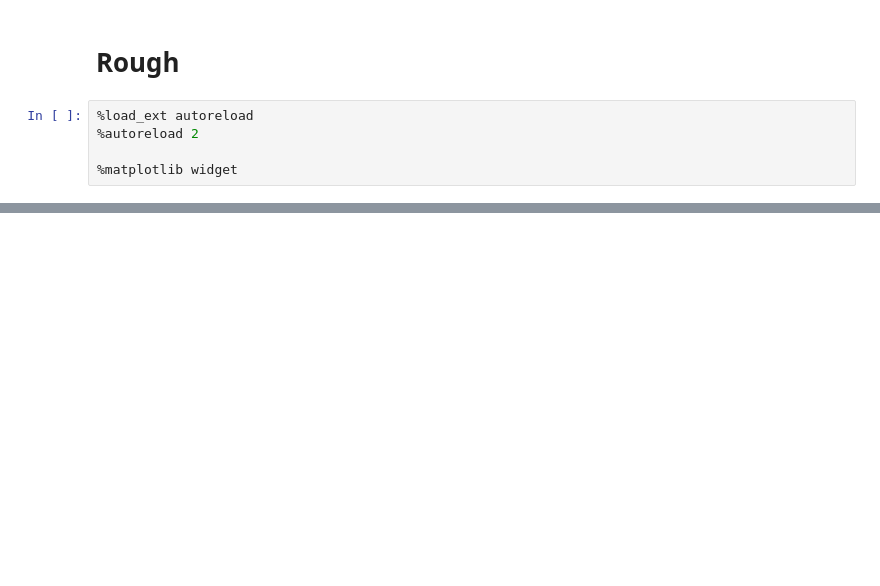
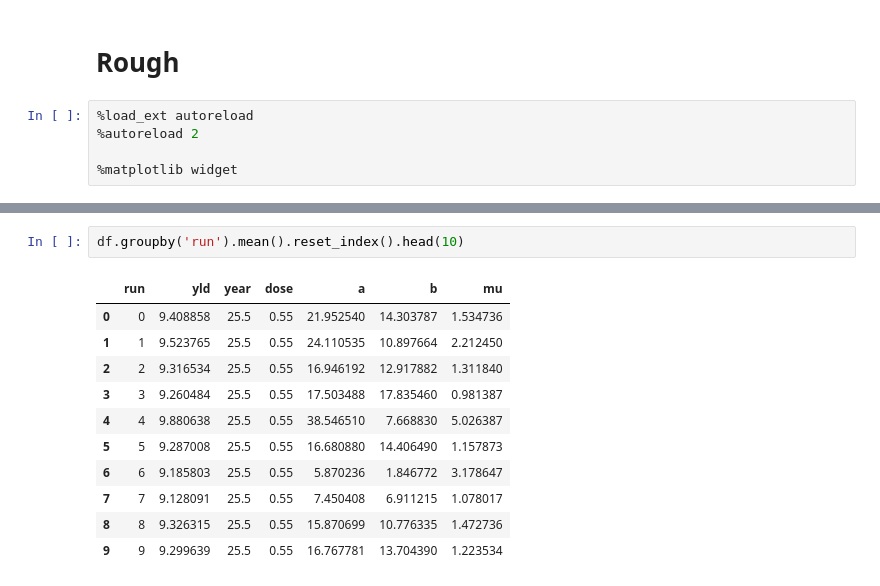
Before and after one commit to nt409/quant-res-doses, a Jupyter notebook: notebooks/001_rough.ipynb, the cells around one changed output, grey strips where cells are left out. Cells and saved outputs as stored; diff of their text form; blank space fills up the shorter version.

```diff
--- a/notebooks/001_rough.ipynb
+++ b/notebooks/001_rough.ipynb
@@ -63,0 +84,14 @@ ax.plot(data2['yield_vec'])
+# %%
+df.groupby('run').mean().reset_index().head(10)
+# %% [output]
+|  | run | yld | year | dose | a | b | mu |
+| 0 | 0 | 9.408858 | 25.5 | 0.55 | 21.952540 | 14.303787 | 1.534736 |
+| 1 | 1 | 9.523765 | 25.5 | 0.55 | 24.110535 | 10.897664 | 2.212450 |
+| 2 | 2 | 9.316534 | 25.5 | 0.55 | 16.946192 | 12.917882 | 1.311840 |
+| 3 | 3 | 9.260484 | 25.5 | 0.55 | 17.503488 | 17.835460 | 0.981387 |
+| 4 | 4 | 9.880638 | 25.5 | 0.55 | 38.546510 | 7.668830 | 5.026387 |
+| 5 | 5 | 9.287008 | 25.5 | 0.55 | 16.680880 | 14.406490 | 1.157873 |
+| 6 | 6 | 9.185803 | 25.5 | 0.55 | 5.870236 | 1.846772 | 3.178647 |
+| 7 | 7 | 9.128091 | 25.5 | 0.55 | 7.450408 | 6.911215 | 1.078017 |
+| 8 | 8 | 9.326315 | 25.5 | 0.55 | 15.870699 | 10.776335 | 1.472736 |
+| 9 | 9 | 9.299639 | 25.5 | 0.55 | 16.767781 | 13.704390 | 1.223534 |
```
Also changed, not shown: parts of 11 cells of this notebook, 1 other file.
